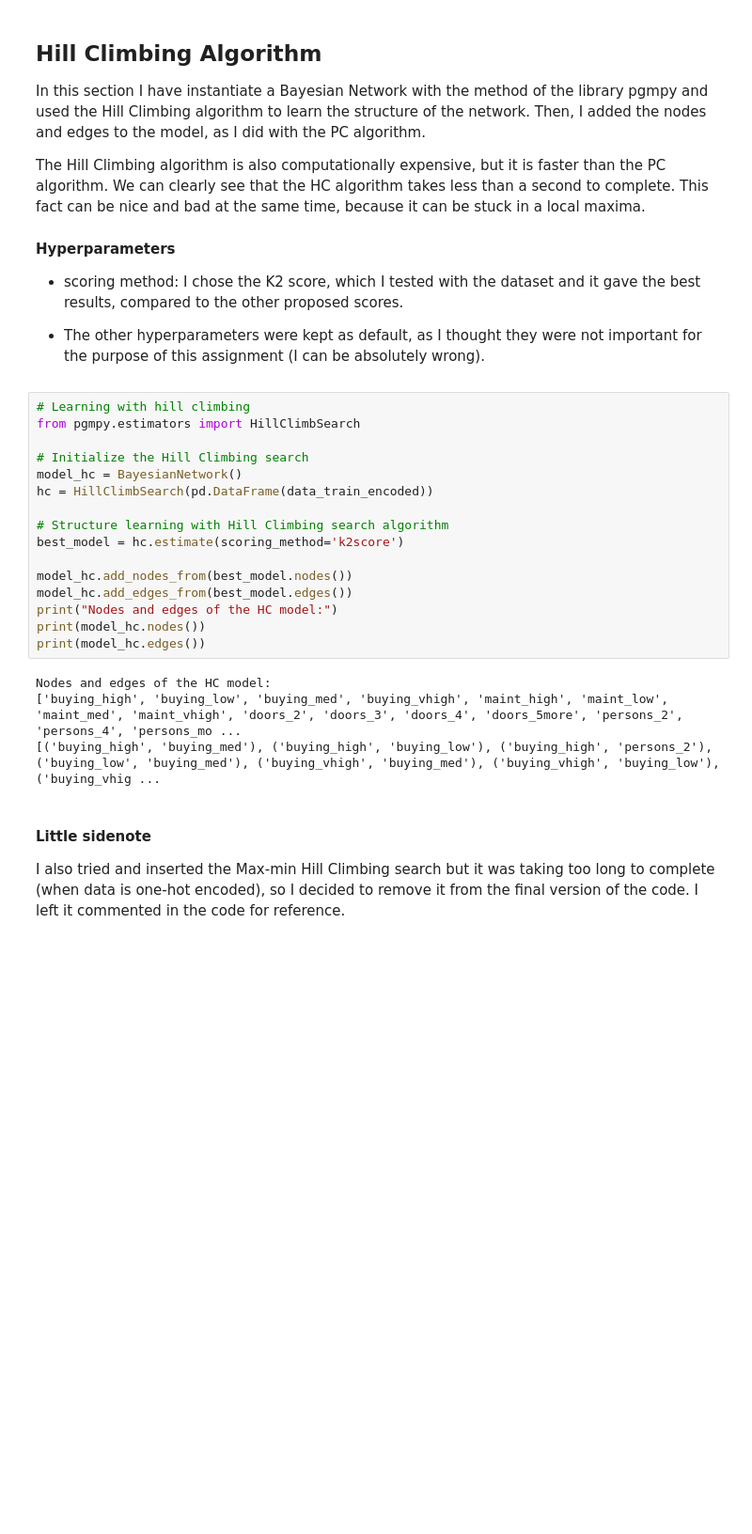
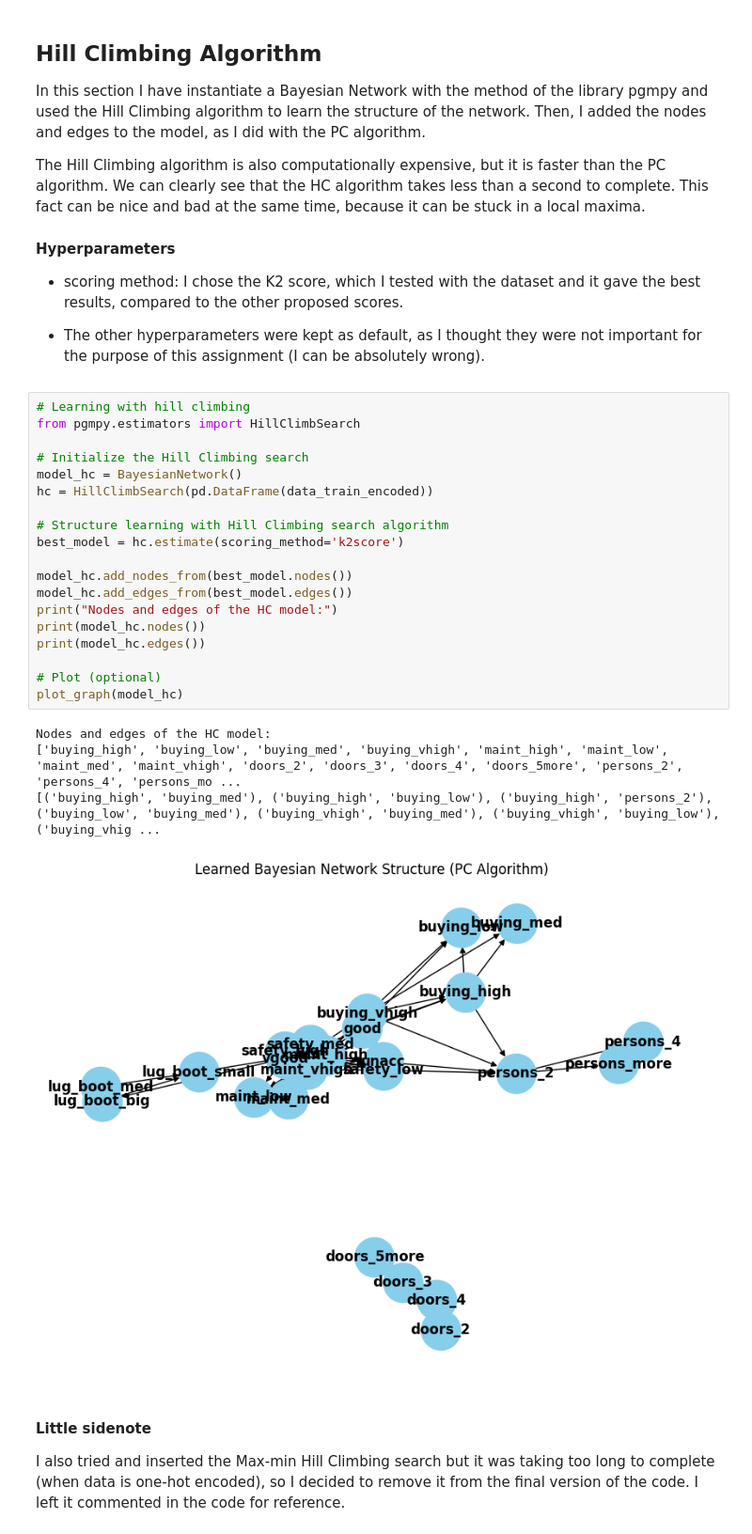
Before and after one commit to danielebedini/ISPR_assignment2, a Jupyter notebook: report_final.ipynb, the cells around one changed output. Shown at 94% size. Saved outputs shown, nothing was run; the diff lists cells and outputs as text; blank space fills up the shorter version.

```diff
--- a/report_final.ipynb
+++ b/report_final.ipynb
@@ -136,23 +140,27 @@ The Hill Climbing algorithm is also computationally expensive, but it is faster
 # %%
 # Learning with hill climbing
 from pgmpy.estimators import HillClimbSearch
 
 # Initialize the Hill Climbing search
 model_hc = BayesianNetwork()
 hc = HillClimbSearch(pd.DataFrame(data_train_encoded))
 
 # Structure learning with Hill Climbing search algorithm
 best_model = hc.estimate(scoring_method='k2score')
 
 model_hc.add_nodes_from(best_model.nodes())
 model_hc.add_edges_from(best_model.edges())
 print("Nodes and edges of the HC model:")
 print(model_hc.nodes())
 print(model_hc.edges())
+
+# Plot (optional)
+plot_graph(model_hc)
 # %% [output]
 Nodes and edges of the HC model:
 ['buying_high', 'buying_low', 'buying_med', 'buying_vhigh', 'maint_high', 'maint_low', 'maint_med', 'maint_vhigh', 'doors_2', 'doors_3', 'doors_4', 'doors_5more', 'persons_2', 'persons_4', 'persons_mo ...
 [('buying_high', 'buying_med'), ('buying_high', 'buying_low'), ('buying_high', 'persons_2'), ('buying_low', 'buying_med'), ('buying_vhigh', 'buying_med'), ('buying_vhigh', 'buying_low'), ('buying_vhig ...
+[figure, added]
 # %% [markdown]
 #### Little sidenote
 
```
Also changed, not shown: parts of 5 cells of this notebook.
